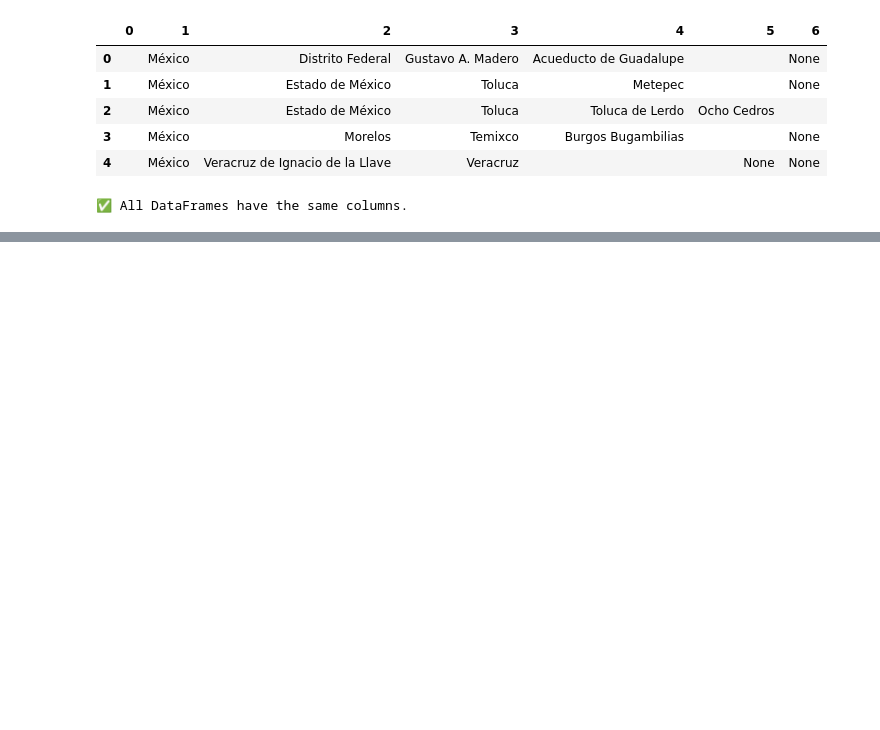
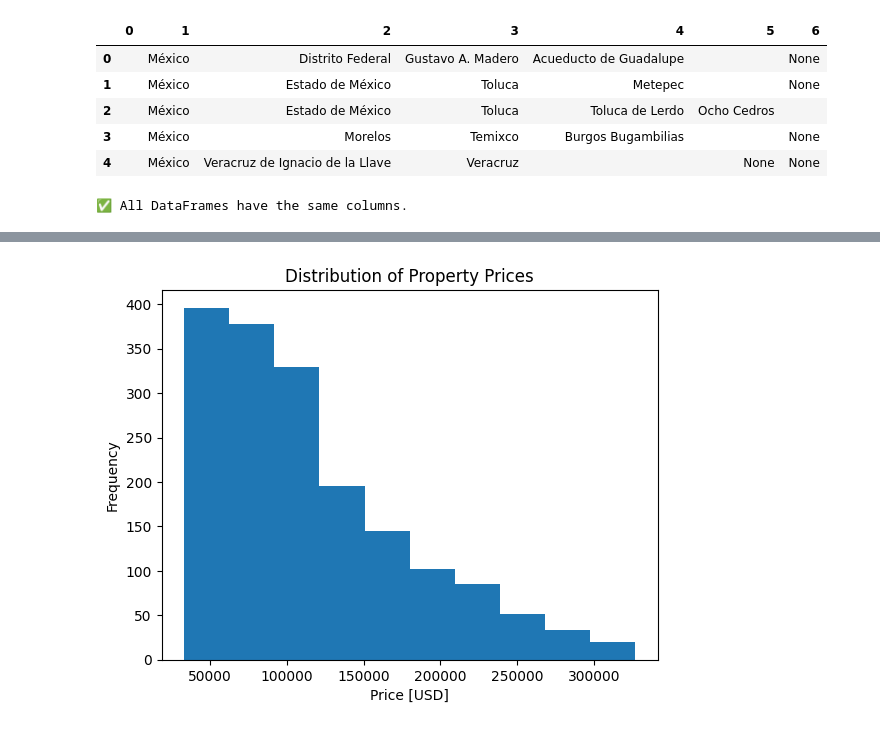
Before and after one commit to madhavaai/Data-science, a Jupyter notebook: DS2P1L1.ipynb, the cells around one changed output, grey strips where cells are left out. Saved outputs shown, nothing was run; the diff lists cells and outputs as text; code cells hidden in the pictures; blank space fills up the shorter version.

```diff
--- a/DS2P1L1.ipynb
+++ b/DS2P1L1.ipynb
@@ -319,0 +343,15 @@ summary
+# %%
+import matplotlib.pyplot as plt
+
+# Create a histogram for price
+fig, ax = plt.subplots()
+
+# Create a histogram for price_usd
+ax.hist(df["price_usd"])
+
+# Add x-axis label, y-axis label & title
+ax.set_xlabel("Price [USD]")
+ax.set_ylabel("Frequency")
+ax.set_title("Distribution of Property Prices"); # The semi-colon is added to suppress some ugly text and just gives us the graphic.
+# %% [output]
+[figure, added]
```
Also changed, not shown: parts of 37 cells of this notebook.
